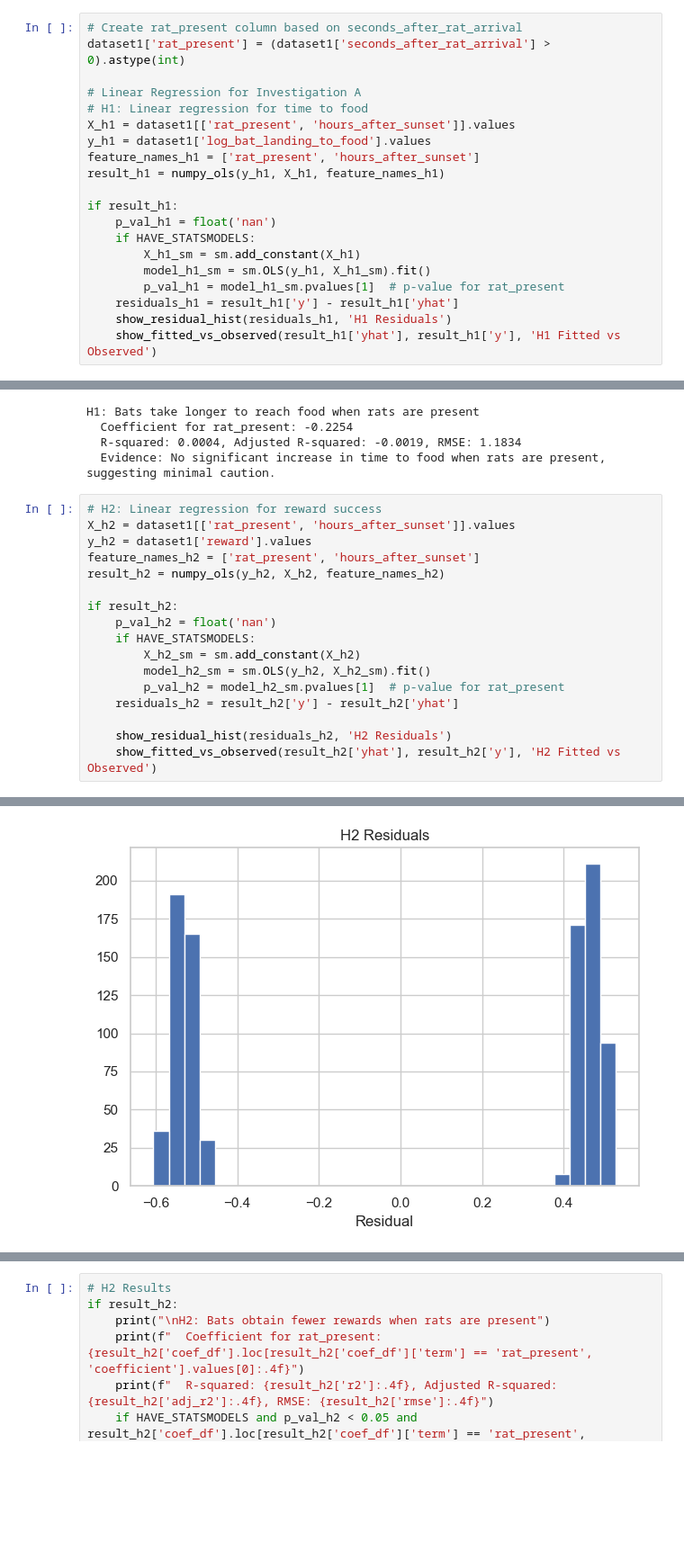
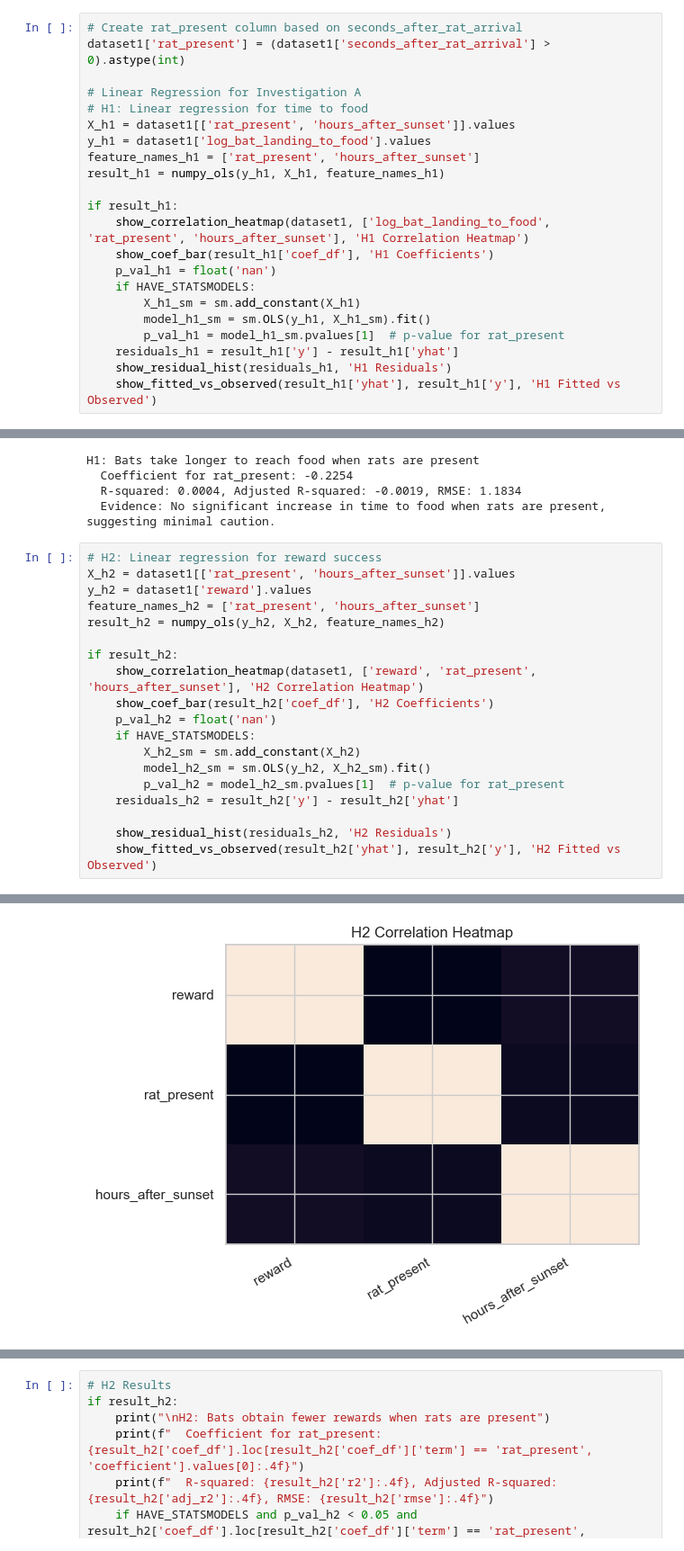
Before and after one commit to AnjanStha/HIT140_Foundations_of_data_Assig3, a Jupyter notebook: main.ipynb, the cells around one changed output, grey strips where cells are left out. Shown at 90% size. Drawn from its saved outputs; the diff is of its cells as text; blank space fills up the shorter version.

```diff
--- a/main.ipynb
+++ b/main.ipynb
@@ -643,6 +643,8 @@ feature_names_h1 = ['rat_present', 'hours_after_sunset']
 result_h1 = numpy_ols(y_h1, X_h1, feature_names_h1)
 
 if result_h1:
+    show_correlation_heatmap(dataset1, ['log_bat_landing_to_food', 'rat_present', 'hours_after_sunset'], 'H1 Correlation Heatmap')
+    show_coef_bar(result_h1['coef_df'], 'H1 Coefficients')
     p_val_h1 = float('nan')
     if HAVE_STATSMODELS:
         X_h1_sm = sm.add_constant(X_h1)
@@ -679,6 +688,8 @@ feature_names_h2 = ['rat_present', 'hours_after_sunset']
 result_h2 = numpy_ols(y_h2, X_h2, feature_names_h2)
 
 if result_h2:
+    show_correlation_heatmap(dataset1, ['reward', 'rat_present', 'hours_after_sunset'], 'H2 Correlation Heatmap')
+    show_coef_bar(result_h2['coef_df'], 'H2 Coefficients')
     p_val_h2 = float('nan')
     if HAVE_STATSMODELS:
         X_h2_sm = sm.add_constant(X_h2)
@@ -692 +708 @@ if result_h2:
-[figure, old version]
+[figure, new version]
```
Also changed, not shown: parts of 2 cells of this notebook.
